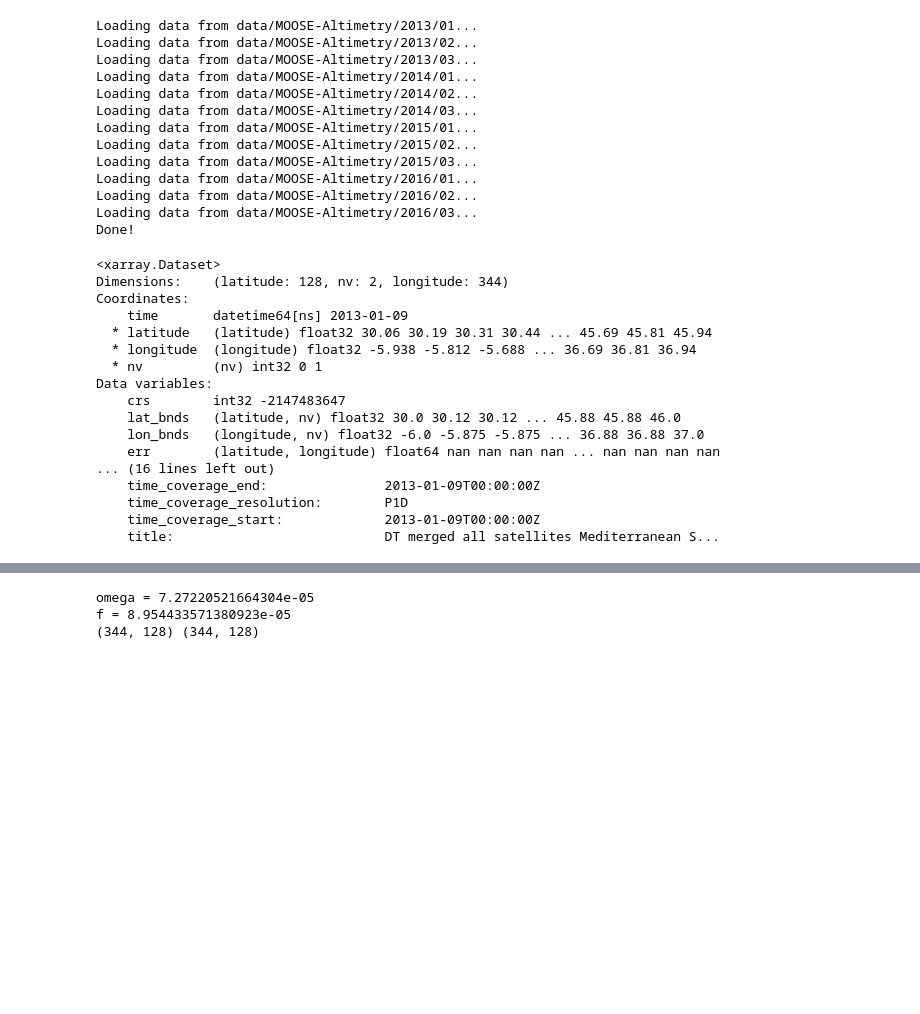
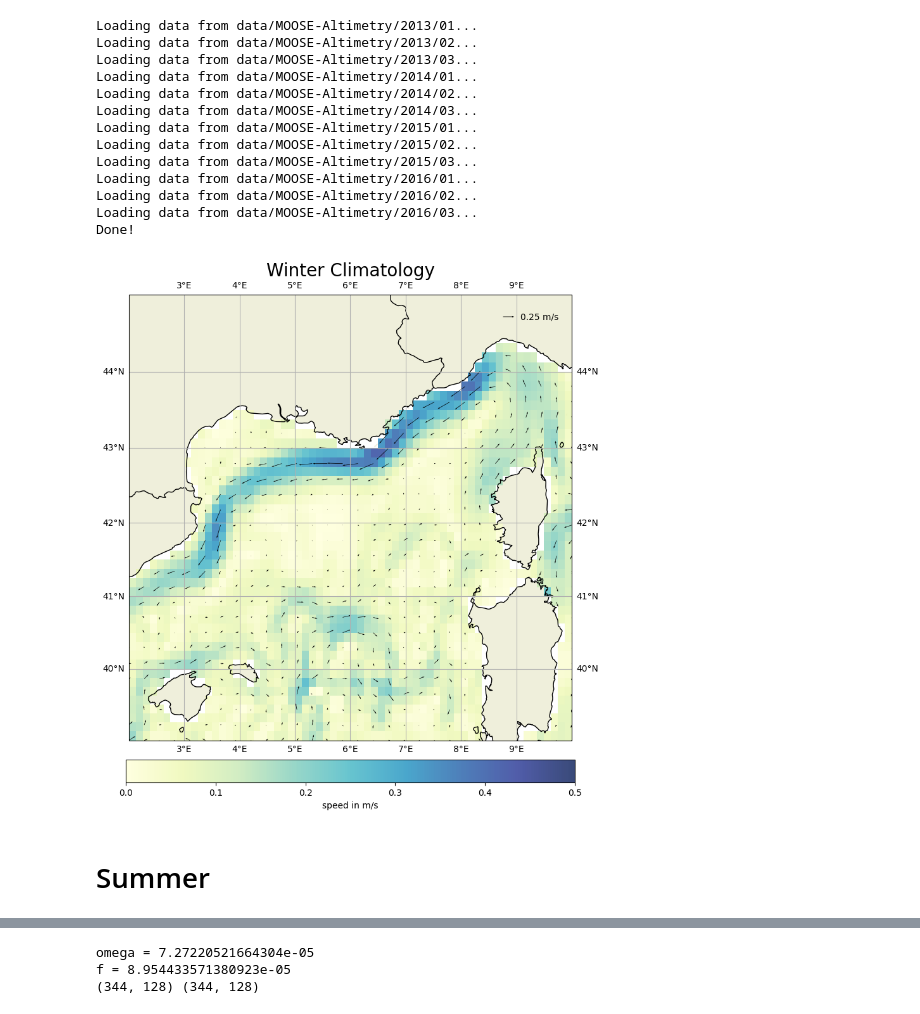
Before and after one commit to juliencollard2001/FOET_Northern_Gyre, a Jupyter notebook: altimetry_currents.ipynb, the cells around one changed output, grey strips where cells are left out. Saved outputs shown, nothing was run; the diff lists cells and outputs as text; code cells hidden in the pictures; blank space fills up the shorter version.

```diff
--- a/altimetry_currents.ipynb
+++ b/altimetry_currents.ipynb
@@ -47,26 +54,47 @@ Loading data from data/MOOSE-Altimetry/2016/01...
 Loading data from data/MOOSE-Altimetry/2016/02...
 Loading data from data/MOOSE-Altimetry/2016/03...
 Done!
-# %%
-ds = get_altimetry_data([2013],[1]).isel(time=0)
-ds
-# %% [output]
-<xarray.Dataset>
-Dimensions:    (latitude: 128, nv: 2, longitude: 344)
-Coordinates:
-    time       datetime64[ns] 2013-01-09
-  * latitude   (latitude) float32 30.06 30.19 30.31 30.44 ... 45.69 45.81 45.94
-  * longitude  (longitude) float32 -5.938 -5.812 -5.688 ... 36.69 36.81 36.94
-  * nv         (nv) int32 0 1
-Data variables:
-    crs        int32 -2147483647
-    lat_bnds   (latitude, nv) float32 30.0 30.12 30.12 ... 45.88 45.88 46.0
-    lon_bnds   (longitude, nv) float32 -6.0 -5.875 -5.875 ... 36.88 36.88 37.0
-    err        (latitude, longitude) float64 nan nan nan nan ... nan nan nan nan
-... (16 lines left out)
-    time_coverage_end:               2013-01-09T00:00:00Z
-    time_coverage_resolution:        P1D
-    time_coverage_start:             2013-01-09T00:00:00Z
-    title:                           DT merged all satellites Mediterranean S...
-# %%
-proj = ccrs.Mercator(central_longitude=4.5, min_latitude=38.0, max_latitude=45.0)
+# %%
+wintvnew = winter_clim['vgos'] * np.cos( winter_clim.latitude / 180 * np.pi)
+Norm = np.sqrt(winter_clim['ugos']**2+ winter_clim['vgos']**2) / np.sqrt(winter_clim['ugos']**2 + wintvnew**2)
+# %%
+plt.figure(figsize=(10,10))
+ax = plt.axes(projection=proj)
+ax.set_extent(set)
+
+pc = ax.pcolormesh(
+    winter_clim.longitude,
+    winter_clim.latitude,
+    np.sqrt(winter_clim['ugos']**2 + winter_clim['vgos']**2),
+    transform=ccrs.PlateCarree(),
+    cmap='YlGnBu',
+    alpha=0.8,
+    vmax = 0.5,
+    vmin=0
+)
+#pc = ax.pcolormesh(ds_mean.longitude, ds_mean.latitude,ds_mean['ugos'], transform=ccrs.PlateCarree(), cmap='coolwarm', alpha=0.5)
+q = ax.quiver(
+    winter_clim.longitude,
+    winter_clim.latitude,
+    winter_clim['ugos']*Norm,
+    wintvnew*Norm,
+    transform=ccrs.PlateCarree(),
+    regrid_shape=30,
+    scale=10,
+    width=0.001
+)
+ax.quiverkey(q, X=0.87, Y=0.95, U=0.25, label='0.25 m/s', labelpos='E', transform=ax.transAxes)
+ax.coastlines()
+ax.add_feature(cfeature.BORDERS)
+ax.add_feature(cfeature.LAND)
+ax.set_xlabel('Longitude')
+ax.set_ylabel('Latitude')
+ax.gridlines(draw_labels=True)
+plt.colorbar(pc, orientation='horizontal', label='speed in m/s', fraction=0.046, pad=0.04)
+plt.title('Winter Climatology', fontsize=20)
+plt.savefig('winter')
+plt.show()
+# %% [output]
+[figure, added]
+# %% [markdown]
+# Summer
```
Also changed, not shown: parts of 17 cells of this notebook.
